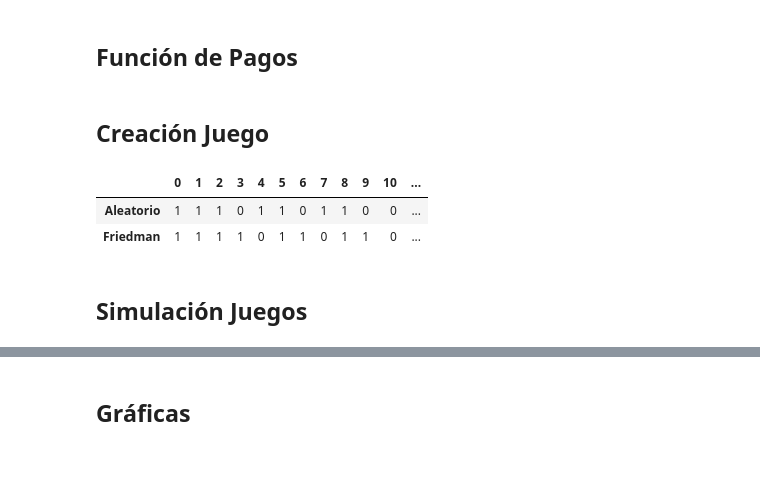
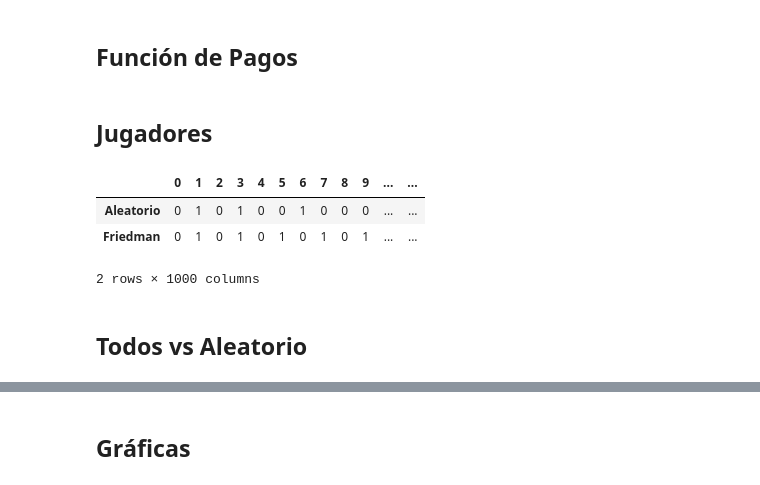
Before and after one commit to AlexFajardo26/Teoria_de_juegos, a Jupyter notebook: Proyecto.ipynb, the cells around one changed output, grey strips where cells are left out. Drawn from its saved outputs; the diff is of its cells as text; code cells hidden in the pictures.

```diff
--- a/Proyecto.ipynb
+++ b/Proyecto.ipynb
@@ -37,10 +68,10 @@ def calcular_pagos(jugador1, jugador2):
-# %% [markdown]
-## Creación Juego
+# %% [markdown]
+## Jugadores
 # %%
 random.seed(42)
 aleatorio = []
 
-for i in range(20):
+for i in range(1000):
     aleatorio.append(np.random.randint(0,2))
 
 def Rick (aleatorio):
@@ -77,10 +108,11 @@ def Friedman (aleatorio):
 
 def Joss (aleatorio):
     Joss_play = []
-    Joss_play.append(1)
 
-    for i in range(1, len(aleatorio)):
-        if (i + 1) % 10 == 0:
+    for i in range(0, len(aleatorio)):
+        if i == 0:
+            Joss_play.append(1)
+        elif (i + 1) % 10 == 0:
             Joss_play.append(0)
         else:
             Joss_play.append(aleatorio[i - 1])
@@ -88,10 +120,11 @@ def Joss (aleatorio):
 
 def GraasKamp (aleatorio):
     GraasKamp_play = []
-    GraasKamp_play.append(1)
 
-    for i in range(1, len(aleatorio)):
-        if (i + 1) % 20 == 0:
+    for i in range(0, len(aleatorio)):
+        if i == 0:
+            GraasKamp_play.append(1)
+        elif (i + 1) % 20 == 0:
             GraasKamp_play.append(0)
         else:
             GraasKamp_play.append(aleatorio[i - 1])
@@ -119,12 +152,14 @@ def Tester (aleatorio):
             Tester_plays.append((i-2) % 2)
     return Tester_plays
 
-def Tit_for_2Tat (aleatorio):
+#def Tit_for_2Tat (aleatorio):
     Tit_for_2Tat_play = []
     ceros = 0
-    Tit_for_2Tat_play.append(1)
-    for i in range(1, len(aleatorio)):
-        if aleatorio[i - 1] == 0:
+
+    for i in range(0, len(aleatorio)+1):
+        if i == 0:
+            Tit_for_2Tat_play.append(1)
+        elif aleatorio[i - 1] == 0:
             ceros += 1
         else :
             ceros = 0
@@ -138,13 +173,14 @@ def Tit_for_2Tat (aleatorio):
 # %%
 dataframe = pd.DataFrame ({
     'Aleatorio': aleatorio,
-    'Friedman': Tit_for_2Tat(aleatorio)
+    'Friedman': Tester(aleatorio)
 }).T
 dataframe
 # %% [output]
-|  | 0 | 1 | 2 | 3 | 4 | 5 | 6 | 7 | 8 | 9 | 10 | ... |
-| Aleatorio | 1 | 1 | 1 | 0 | 1 | 1 | 0 | 1 | 1 | 0 | 0 | ... |
-| Friedman | 1 | 1 | 1 | 1 | 0 | 1 | 1 | 0 | 1 | 1 | 0 | ... |
+|  | 0 | 1 | 2 | 3 | 4 | 5 | 6 | 7 | 8 | 9 | ... | ... |
+| Aleatorio | 0 | 1 | 0 | 1 | 0 | 0 | 1 | 0 | 0 | 0 | ... | ... |
+| Friedman | 0 | 1 | 0 | 1 | 0 | 1 | 0 | 1 | 0 | 1 | ... | ... |
+2 rows × 1000 columns
-# %% [markdown]
-## Simulación Juegos
+# %% [markdown]
+## Todos vs Aleatorio
 # %%
```
Also changed, not shown: parts of 13 cells of this notebook.
